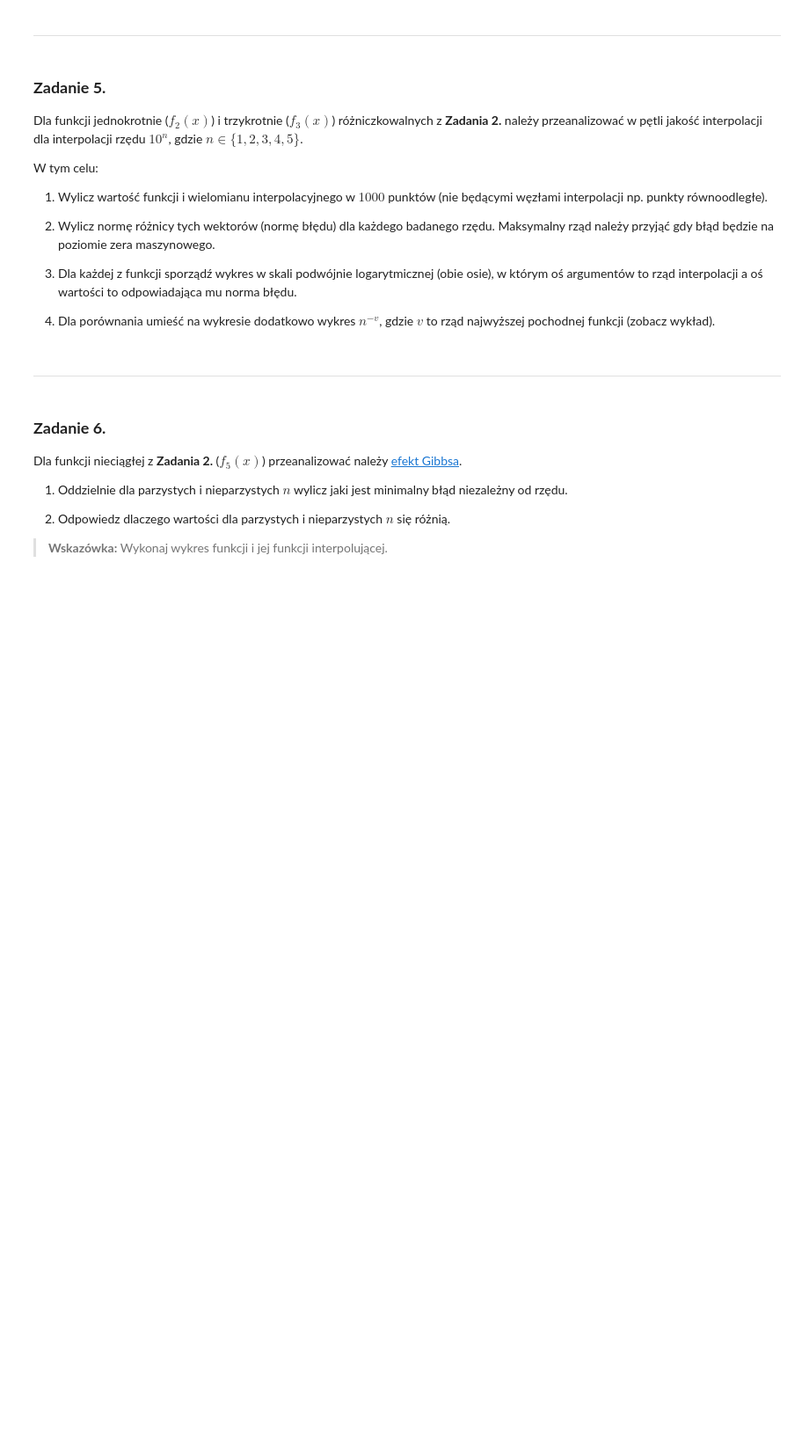
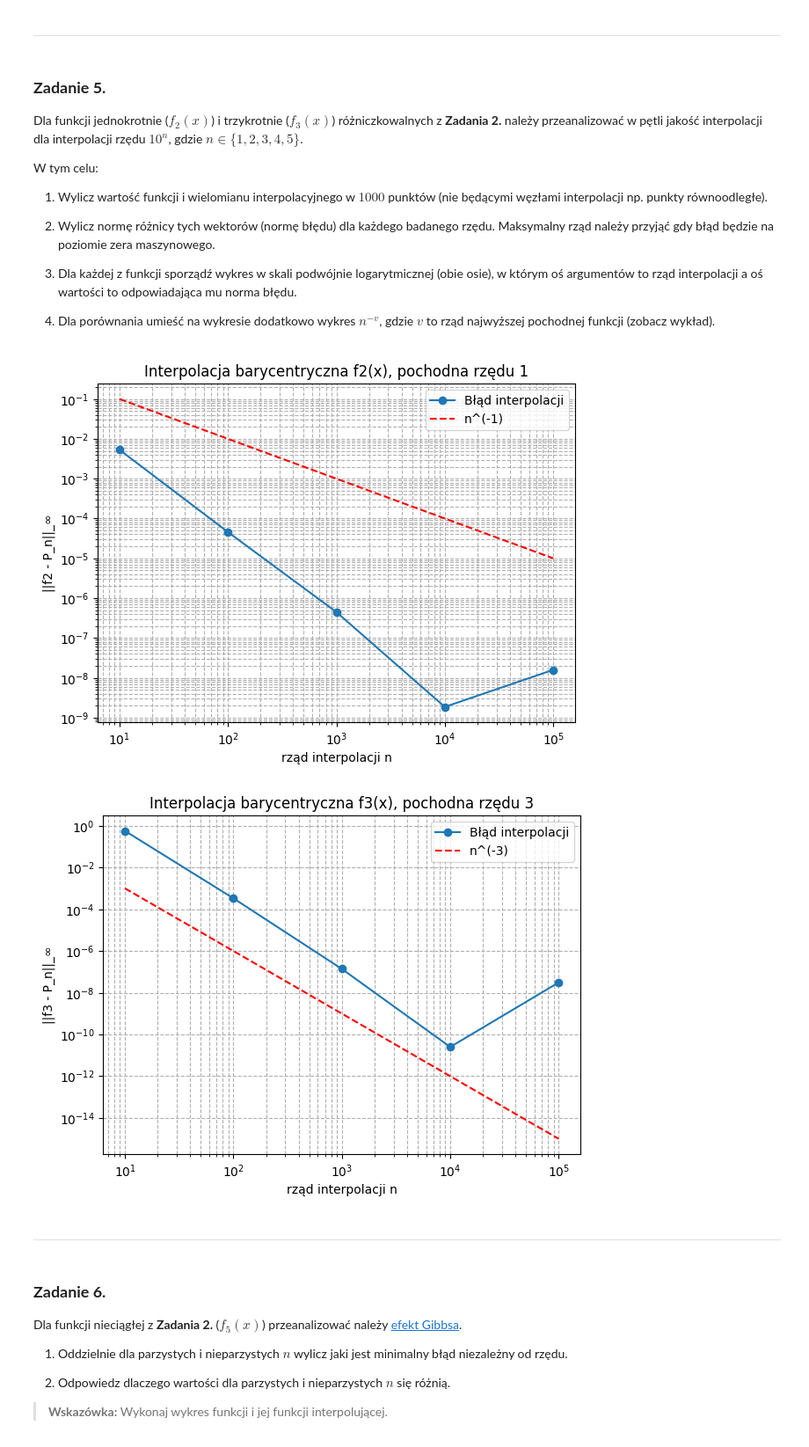
Before and after one commit to MN-KJ-2025/lab9-interpolacja-NL920, a Jupyter notebook: sprawozdanie.ipynb, the cells around one changed output. Shown at 88% size. Saved outputs shown, nothing was run; the diff lists cells and outputs as text; code cells hidden in the pictures; blank space fills up the shorter version.

```diff
--- a/sprawozdanie.ipynb
+++ b/sprawozdanie.ipynb
@@ -169,3 +228,75 @@ W tym celu:
+# %%
+import numpy as np
+import matplotlib.pyplot as plt
+from main import chebyshev_nodes, bar_cheb_weights, barycentric_inte, L_inf, f2, f3
+
+
+x_eval = np.linspace(-1, 1, 1000)
+orders = [10, 100, 1000, 10000, 100000]
+
+errors_f2 = []
+
+for n in orders:
+    xi = chebyshev_nodes(n)
+    yi = f2(xi)
+    wi = bar_cheb_weights(n)
+
+    y_interp = barycentric_inte(xi, yi, wi, x_eval)
+    if y_interp is None:
+        break
+
+    err = L_inf(f2(x_eval), y_interp)
+    errors_f2.append(err)
+
+
+    if err < 1e-14:
+        break
+
+
+n_vals = np.array(orders[:len(errors_f2)])
+plt.figure(figsize=(7,5))
+plt.loglog(n_vals, errors_f2, 'o-', label='Błąd interpolacji')
+plt.loglog(n_vals, 1 / n_vals, 'r--', label='n^(-1)')
+plt.xlabel('rząd interpolacji n')
+plt.ylabel('||f2 - P_n||_∞')
+plt.title('Interpolacja barycentryczna f2(x), pochodna rzędu 1')
+plt.grid(True, which='both', ls='--')
+plt.legend()
+plt.show()
+
+
+#f3
+errors_f3 = []
+
+for n in orders:
+    xi = chebyshev_nodes(n)
+    yi = f3(xi)
+    wi = bar_cheb_weights(n)
+
+    y_interp = barycentric_inte(xi, yi, wi, x_eval)
+    if y_interp is None:
+        break
+
+    err = L_inf(f3(x_eval), y_interp)
+    errors_f3.append(err)
+
+    if err < 1e-14:
+        break
+
+
+n_vals = np.array(orders[:len(errors_f3)])
+plt.figure(figsize=(7,5))
+plt.loglog(n_vals, errors_f3, 'o-', label='Błąd interpolacji')
+plt.loglog(n_vals, 1 / n_vals**3, 'r--', label='n^(-3)')
+plt.xlabel('rząd interpolacji n')
+plt.ylabel('||f3 - P_n||_∞')
+plt.title('Interpolacja barycentryczna f3(x), pochodna rzędu 3')
+plt.grid(True, which='both', ls='--')
+plt.legend()
+plt.show()
+# %% [output]
+[figure, added]
+[figure, added]
 # %% [markdown]
 ---
 # %% [markdown]
```
Also changed, not shown: parts of 10 cells of this notebook, 1 other file.
